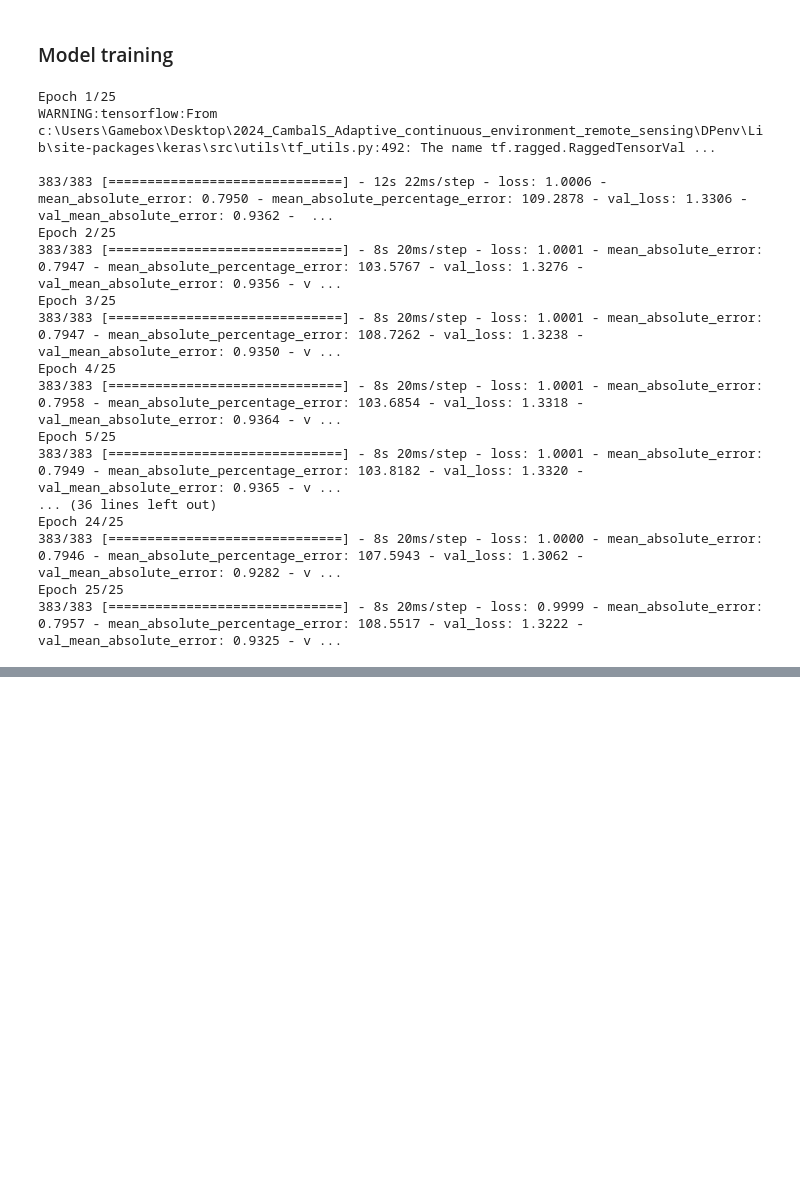
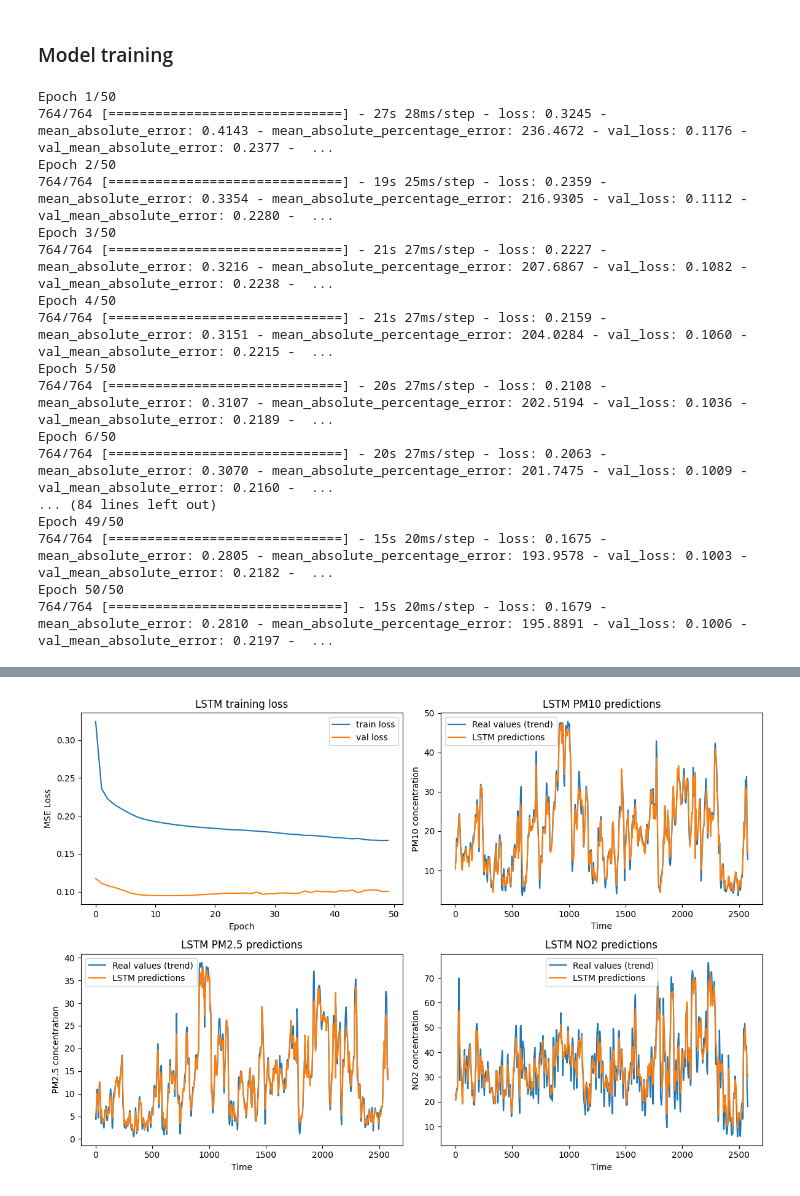
Before and after one commit to FIIT-MSc-projects/2024_CambalS_Adaptive_continuous_environment_remote_sensing, a Jupyter notebook: notebooks/1.0-lstm.ipynb, the cells around one changed output, grey strips where cells are left out. Saved outputs shown, nothing was run; the diff lists cells and outputs as text; code cells hidden in the pictures; blank space fills up the shorter version.

```diff
--- a/notebooks/1.0-lstm.ipynb
+++ b/notebooks/1.0-lstm.ipynb
@@ -222,27 +303,32 @@ tf.keras.utils.plot_model(lstm_cnn_skip, to_file='lstm_cnn_skip.png', show_shape
 # %%
-model1_hist = lstm.fit(
+model1_hist = lstm1.fit(
     train_X, train_Y,
     validation_data=(val_X, val_Y),
-    epochs=25,
-    batch_size=64,
-    #callbacks=[early_stopping],
-    shuffle=True
+    epochs=50,
+    batch_size=16,
+    callbacks=[early_stopping],
+    shuffle=False
 )
 # %% [output]
-Epoch 1/25
-WARNING:tensorflow:From c:\Users\Gamebox\Desktop\2024_CambalS_Adaptive_continuous_environment_remote_sensing\DPenv\Lib\site-packages\keras\src\utils\tf_utils.py:492: The name tf.ragged.RaggedTensorVal ...
-
-383/383 [==============================] - 12s 22ms/step - loss: 1.0006 - mean_absolute_error: 0.7950 - mean_absolute_percentage_error: 109.2878 - val_loss: 1.3306 - val_mean_absolute_error: 0.9362 -  ...
-Epoch 2/25
-383/383 [==============================] - 8s 20ms/step - loss: 1.0001 - mean_absolute_error: 0.7947 - mean_absolute_percentage_error: 103.5767 - val_loss: 1.3276 - val_mean_absolute_error: 0.9356 - v ...
-Epoch 3/25
-383/383 [==============================] - 8s 20ms/step - loss: 1.0001 - mean_absolute_error: 0.7947 - mean_absolute_percentage_error: 108.7262 - val_loss: 1.3238 - val_mean_absolute_error: 0.9350 - v ...
-Epoch 4/25
-383/383 [==============================] - 8s 20ms/step - loss: 1.0001 - mean_absolute_error: 0.7958 - mean_absolute_percentage_error: 103.6854 - val_loss: 1.3318 - val_mean_absolute_error: 0.9364 - v ...
-Epoch 5/25
-383/383 [==============================] - 8s 20ms/step - loss: 1.0001 - mean_absolute_error: 0.7949 - mean_absolute_percentage_error: 103.8182 - val_loss: 1.3320 - val_mean_absolute_error: 0.9365 - v ...
-... (36 lines left out)
-Epoch 24/25
-383/383 [==============================] - 8s 20ms/step - loss: 1.0000 - mean_absolute_error: 0.7946 - mean_absolute_percentage_error: 107.5943 - val_loss: 1.3062 - val_mean_absolute_error: 0.9282 - v ...
-Epoch 25/25
-383/383 [==============================] - 8s 20ms/step - loss: 0.9999 - mean_absolute_error: 0.7957 - mean_absolute_percentage_error: 108.5517 - val_loss: 1.3222 - val_mean_absolute_error: 0.9325 - v ...
+Epoch 1/50
+764/764 [==============================] - 27s 28ms/step - loss: 0.3245 - mean_absolute_error: 0.4143 - mean_absolute_percentage_error: 236.4672 - val_loss: 0.1176 - val_mean_absolute_error: 0.2377 -  ...
+Epoch 2/50
+764/764 [==============================] - 19s 25ms/step - loss: 0.2359 - mean_absolute_error: 0.3354 - mean_absolute_percentage_error: 216.9305 - val_loss: 0.1112 - val_mean_absolute_error: 0.2280 -  ...
+Epoch 3/50
+764/764 [==============================] - 21s 27ms/step - loss: 0.2227 - mean_absolute_error: 0.3216 - mean_absolute_percentage_error: 207.6867 - val_loss: 0.1082 - val_mean_absolute_error: 0.2238 -  ...
+Epoch 4/50
+764/764 [==============================] - 21s 27ms/step - loss: 0.2159 - mean_absolute_error: 0.3151 - mean_absolute_percentage_error: 204.0284 - val_loss: 0.1060 - val_mean_absolute_error: 0.2215 -  ...
+Epoch 5/50
+764/764 [==============================] - 20s 27ms/step - loss: 0.2108 - mean_absolute_error: 0.3107 - mean_absolute_percentage_error: 202.5194 - val_loss: 0.1036 - val_mean_absolute_error: 0.2189 -  ...
+Epoch 6/50
+764/764 [==============================] - 20s 27ms/step - loss: 0.2063 - mean_absolute_error: 0.3070 - mean_absolute_percentage_error: 201.7475 - val_loss: 0.1009 - val_mean_absolute_error: 0.2160 -  ...
+... (84 lines left out)
+Epoch 49/50
+764/764 [==============================] - 15s 20ms/step - loss: 0.1675 - mean_absolute_error: 0.2805 - mean_absolute_percentage_error: 193.9578 - val_loss: 0.1003 - val_mean_absolute_error: 0.2182 -  ...
+Epoch 50/50
+764/764 [==============================] - 15s 20ms/step - loss: 0.1679 - mean_absolute_error: 0.2810 - mean_absolute_percentage_error: 195.8891 - val_loss: 0.1006 - val_mean_absolute_error: 0.2197 -  ...
+# %%
+lstm_preds = lstm1.predict(test_X)
+lstm_preds = out_scaler.inverse_transform(lstm_preds)
+makeSubplots(lstm1.name, model1_hist, lstm_preds)
+# %% [output]
@@ -249 +336,2 @@ Epoch 25/25
+[figure, added]
 # %%
```
Also changed, not shown: parts of 26 cells of this notebook, 22 other files.
